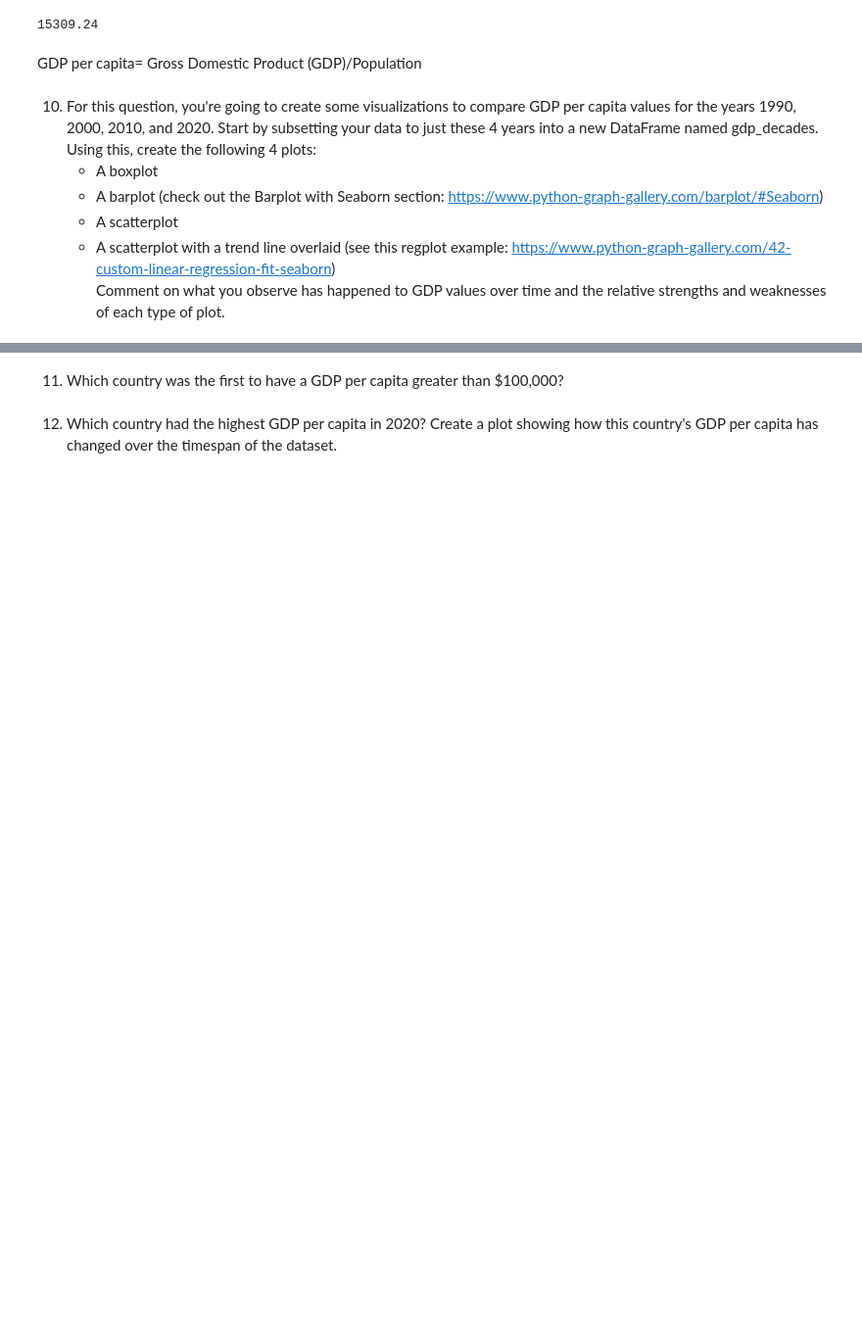
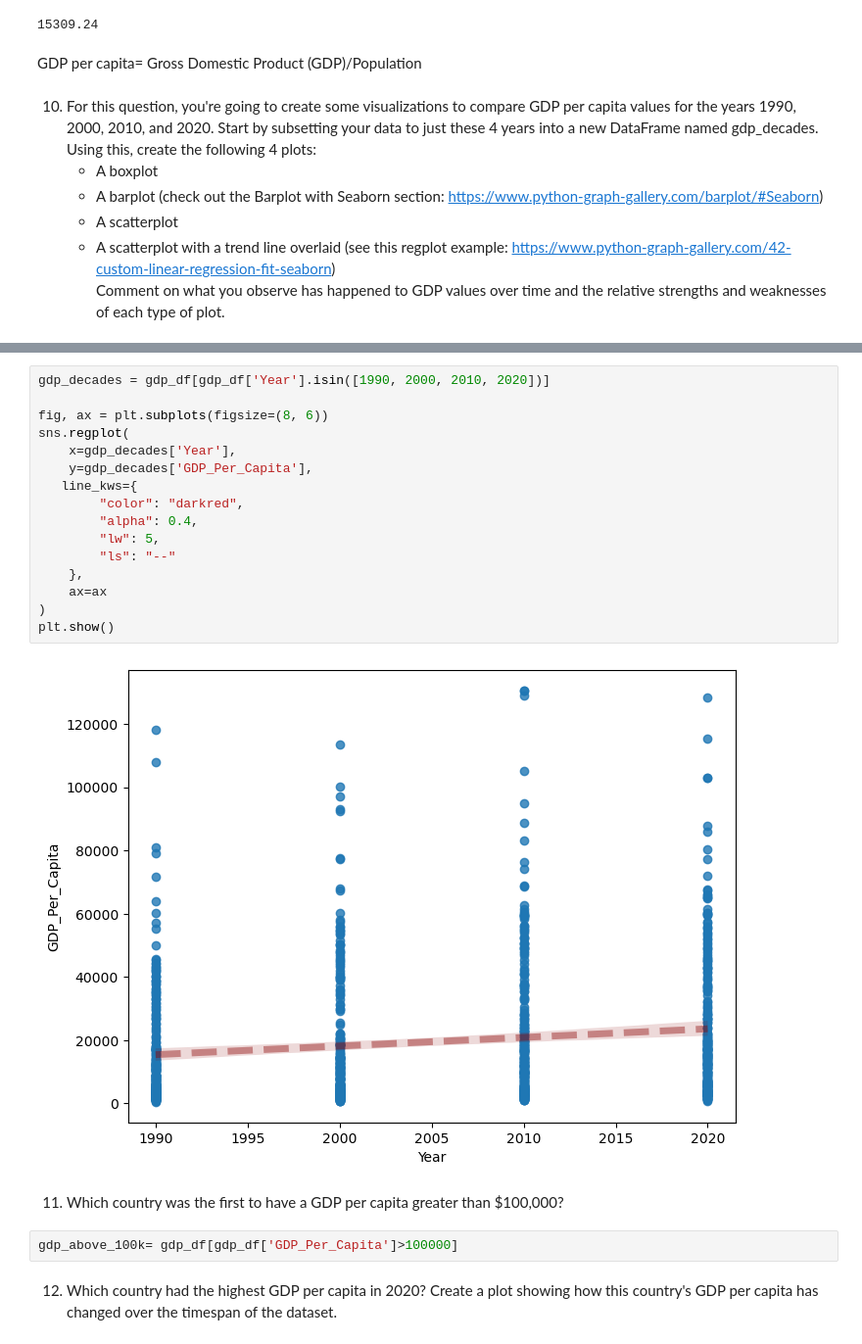
Before and after one commit to NSS-Data-Analytics-Cohort-14/gdp-and-internet-usage-Hannah00Donnelly, a Jupyter notebook: notebooks/gdp_internet_hdonnelly.ipynb, the cells around one changed output, grey strips where cells are left out. Shown: that part at 98% size. Saved outputs shown, nothing was run; the diff lists cells and outputs as text; blank space fills up the shorter version.

```diff
--- a/notebooks/gdp_internet_hdonnelly.ipynb
+++ b/notebooks/gdp_internet_hdonnelly.ipynb
@@ -279,4 +370,24 @@ Comment on what you observe has happened to GDP values over time and the relativ
+# %%
+gdp_decades = gdp_df[gdp_df['Year'].isin([1990, 2000, 2010, 2020])]
+
+fig, ax = plt.subplots(figsize=(8, 6))
+sns.regplot(
+    x=gdp_decades['Year'],
+    y=gdp_decades['GDP_Per_Capita'],
+   line_kws={
+        "color": "darkred",
+        "alpha": 0.4,
+        "lw": 5,
+        "ls": "--"
+    },
+    ax=ax
+)
+plt.show()
+# %% [output]
+[figure, added]
 # %% [markdown]
 11. Which country was the first to have a GDP per capita greater than $100,000?
+# %%
+gdp_above_100k= gdp_df[gdp_df['GDP_Per_Capita']>100000]
 # %% [markdown]
 12. Which country had the highest GDP per capita in 2020? Create a plot showing how this country's GDP per capita has changed over the timespan of the dataset.
```
Also changed, not shown: parts of 23 cells of this notebook.
